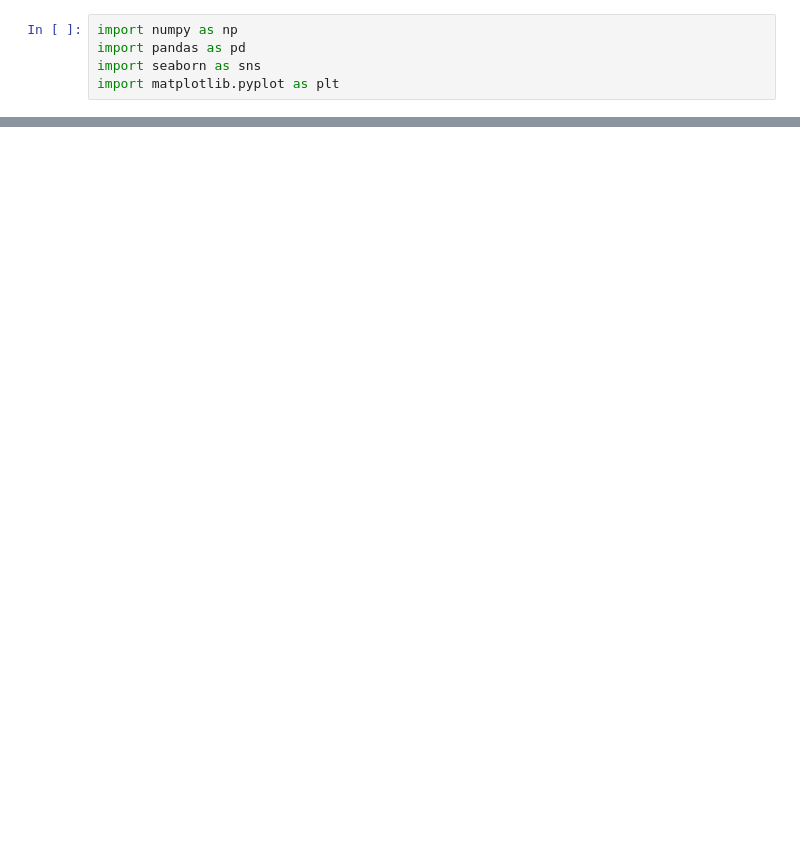
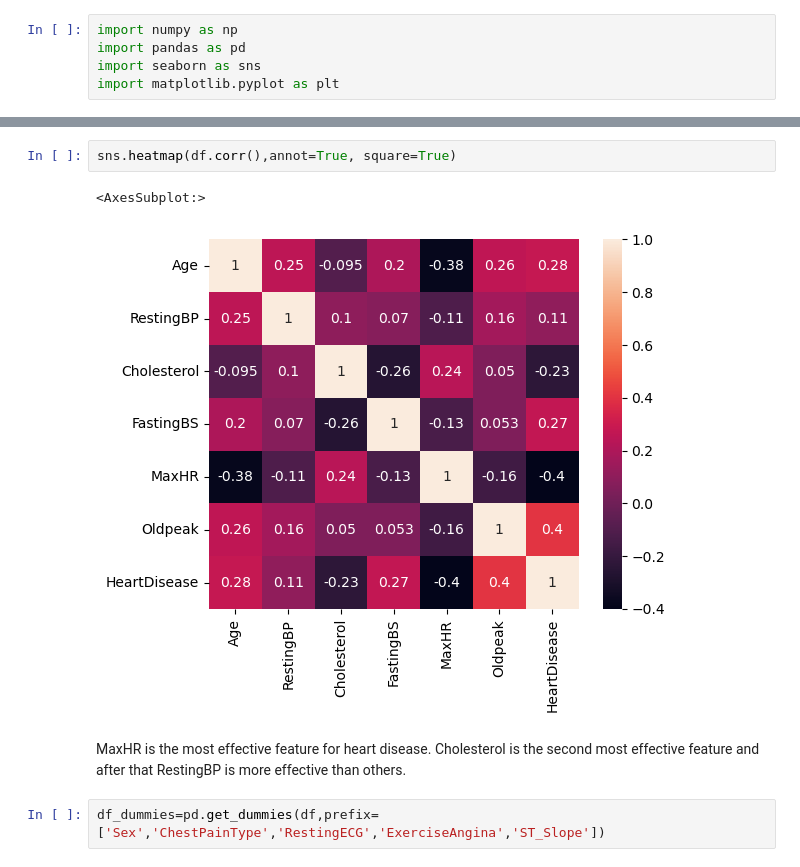
Before and after one commit to sevvalozgerr/heartFailure, a Jupyter notebook: heartFailurePrediction.ipynb, the cells around one changed output, grey strips where cells are left out. Saved outputs shown, nothing was run; the diff lists cells and outputs as text; blank space fills up the shorter version.

```diff
--- a/heartFailurePrediction.ipynb
+++ b/heartFailurePrediction.ipynb
@@ -22,0 +80,9 @@ pd.read_csv("../heart/heart.csv")
+# %%
+sns.heatmap(df.corr(),annot=True, square=True)
+# %% [output]
+<AxesSubplot:>
+[figure, added]
+# %% [markdown]
+MaxHR is the most effective feature for heart disease. Cholesterol is the second most effective feature and after that RestingBP is more effective than others.
+# %%
+df_dummies=pd.get_dummies(df,prefix=['Sex','ChestPainType','RestingECG','ExerciseAngina','ST_Slope'])
```
Also changed, not shown: parts of 8 cells of this notebook.
